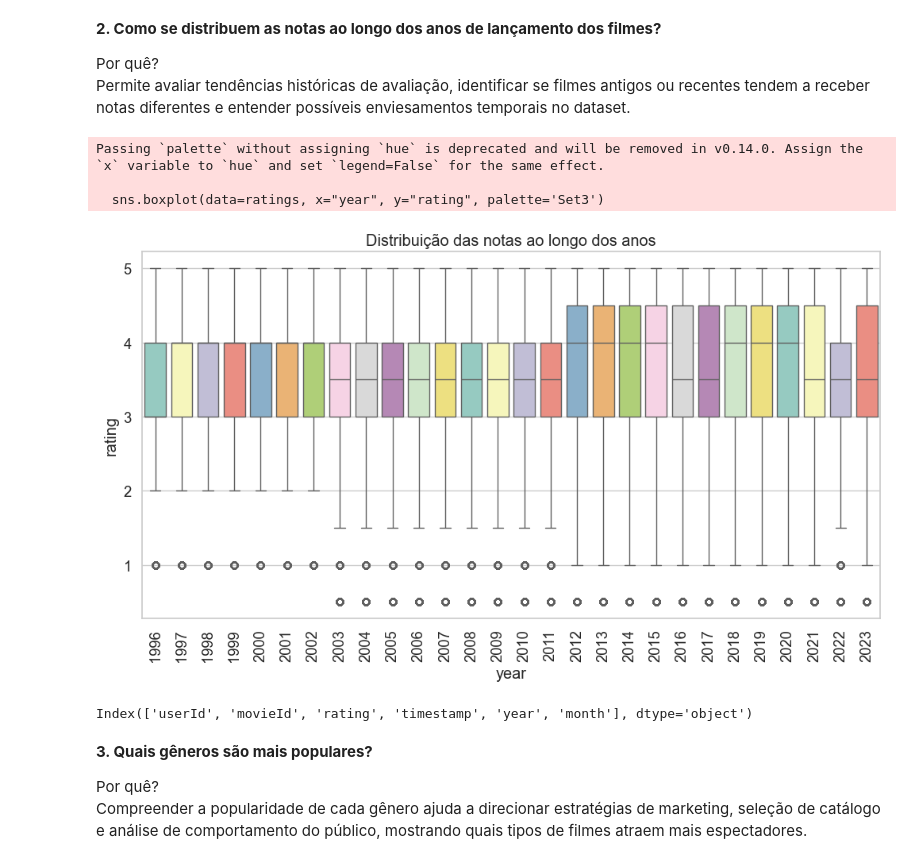
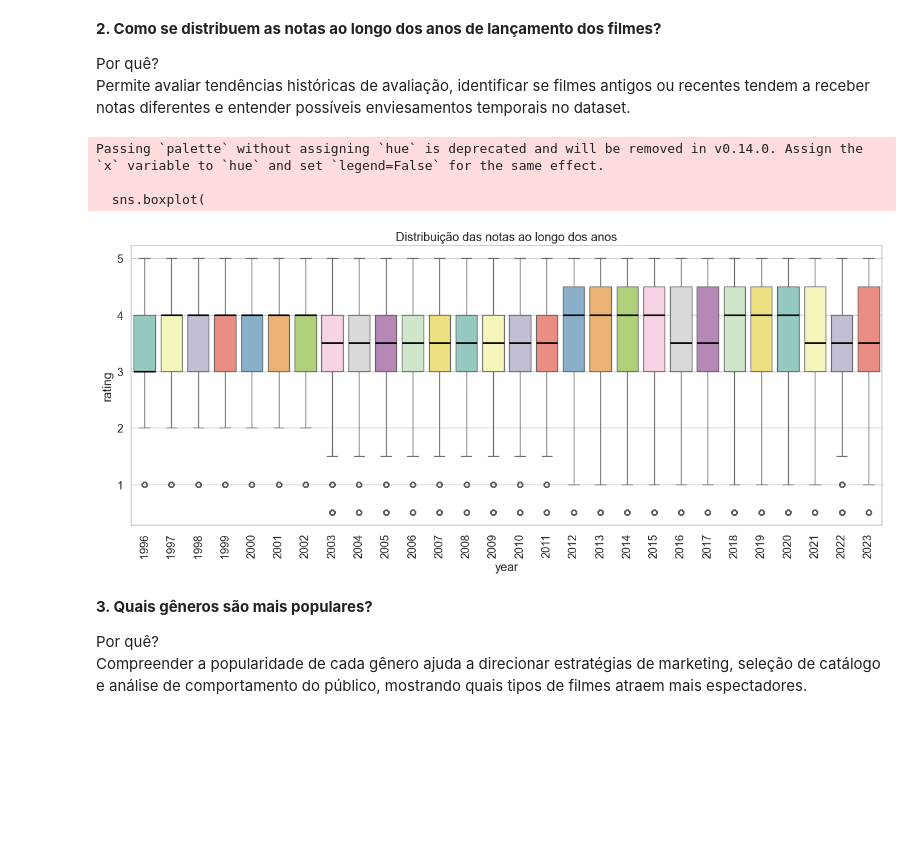
Before and after one commit to Enzooliveira29/AtividadeCD, a Jupyter notebook: notebooks/Trabalho2.ipynb, the cells around one changed output. Drawn from its saved outputs; the diff is of its cells as text; code cells hidden in the pictures; blank space fills up the shorter version.

```diff
--- a/notebooks/Trabalho2.ipynb
+++ b/notebooks/Trabalho2.ipynb
@@ -653,20 +713,24 @@ Passing `palette` without assigning `hue` is deprecated and will be removed in v
 Por quê?
 Permite avaliar tendências históricas de avaliação, identificar se filmes antigos ou recentes tendem a receber notas diferentes e entender possíveis enviesamentos temporais no dataset.
 # %%
-plt.figure(figsize=(12,6))
-sns.boxplot(data=ratings, x="year", y="rating", palette='Set3')
+plt.figure(figsize=(16,6))
+
+sns.boxplot(
+    data=ratings,
+    x="year",
+    y="rating",
+    palette='Set3',
+    medianprops=dict(color="black", linewidth=2)
+)
+
 plt.xticks(rotation=90)
 plt.title("Distribuição das notas ao longo dos anos")
 plt.show()
 # %% [output]
 Passing `palette` without assigning `hue` is deprecated and will be removed in v0.14.0. Assign the `x` variable to `hue` and set `legend=False` for the same effect.
 
-  sns.boxplot(data=ratings, x="year", y="rating", palette='Set3')
+  sns.boxplot(
-[figure, old version]
+[figure, new version]
-# %%
-ratings.columns
-# %% [output]
-Index(['userId', 'movieId', 'rating', 'timestamp', 'year', 'month'], dtype='object')
 # %% [markdown]
 **3. Quais gêneros são mais populares?**
 
```
Also changed, not shown: parts of 17 cells of this notebook.
